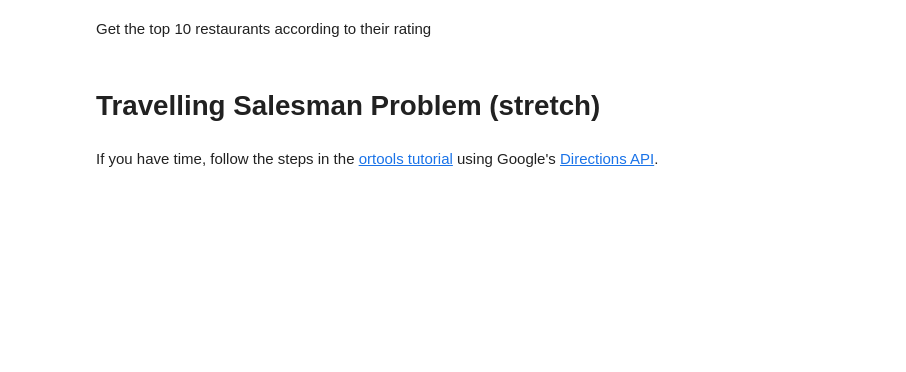
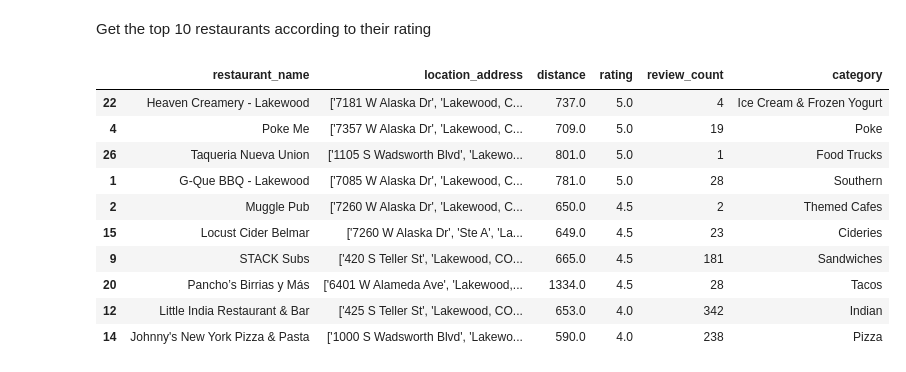
Before and after one commit to irenethebest/Yelp_vs_Foursquare_API, a Jupyter notebook: notebooks/EDA_restuarants.ipynb, the cells around one changed output. Drawn from its saved outputs; the diff is of its cells as text; code cells hidden in the pictures; blank space fills up the shorter version.

```diff
--- a/notebooks/EDA.ipynb
+++ b/notebooks/EDA_restuarants.ipynb
@@ -14,0 +12,15 @@ conn = sqlite3.connect('test.sqlite')
+# %%
+import sqlite3
+from sqlite3 import Error
+
+def create_connection(path):
+    connection = None
+    try:
+        connection = sqlite3.connect(path)
+        print("Connection to SQLite DB successful")
+    except Error as e:
+        print(f"The error '{e}' occurred")
+
+    return connection
+# %%
+connection = create_connection(r"C:\Users\Irene\lighthouse-data-notes\week2\miniproject2\data\test.sqlite")
@@ -227,0 +212,3 @@ Put all your results in an SQLite3 database (remember, SQLite stores its databas
+# %%
+df_restaurant_yelp = pd.read_sql('select * from restaurant_yelp', connection)
+df_restaurant_yelp.head()
@@ -228,6 +222,16 @@ Put all your results in an SQLite3 database (remember, SQLite stores its databas
 # %% [markdown]
 Get the top 10 restaurants according to their rating
-# %% [markdown]
-# Travelling Salesman Problem (stretch)
-# %% [markdown]
-If you have time, follow the steps in the [ortools tutorial](https://developers.google.com/optimization/routing/tsp) using Google's [Directions API](https://developers.google.com/maps/documentation/directions/start).
+# %%
+df_restaurant_yelp.sort_values(by='rating', ascending=False).head(10)
+# %% [output]
+|  | restaurant_name | location_address | distance | rating | review_count | category |
+| 22 | Heaven Creamery - Lakewood | ['7181 W Alaska Dr', 'Lakewood, C... | 737.0 | 5.0 | 4 | Ice Cream & Frozen Yogurt |
+| 4 | Poke Me | ['7357 W Alaska Dr', 'Lakewood, C... | 709.0 | 5.0 | 19 | Poke |
+| 26 | Taqueria Nueva Union | ['1105 S Wadsworth Blvd', 'Lakewo... | 801.0 | 5.0 | 1 | Food Trucks |
+| 1 | G-Que BBQ - Lakewood | ['7085 W Alaska Dr', 'Lakewood, C... | 781.0 | 5.0 | 28 | Southern |
+| 2 | Muggle Pub | ['7260 W Alaska Dr', 'Lakewood, C... | 650.0 | 4.5 | 2 | Themed Cafes |
+| 15 | Locust Cider Belmar | ['7260 W Alaska Dr', 'Ste A', 'La... | 649.0 | 4.5 | 23 | Cideries |
+| 9 | STACK Subs | ['420 S Teller St', 'Lakewood, CO... | 665.0 | 4.5 | 181 | Sandwiches |
+| 20 | Pancho’s Birrias y Más | ['6401 W Alameda Ave', 'Lakewood,... | 1334.0 | 4.5 | 28 | Tacos |
+| 12 | Little India Restaurant & Bar | ['425 S Teller St', 'Lakewood, CO... | 653.0 | 4.0 | 342 | Indian |
+| 14 | Johnny's New York Pizza & Pasta | ['1000 S Wadsworth Blvd', 'Lakewo... | 590.0 | 4.0 | 238 | Pizza |
```
Also changed, not shown: parts of 17 cells of this notebook, 9 other files.
